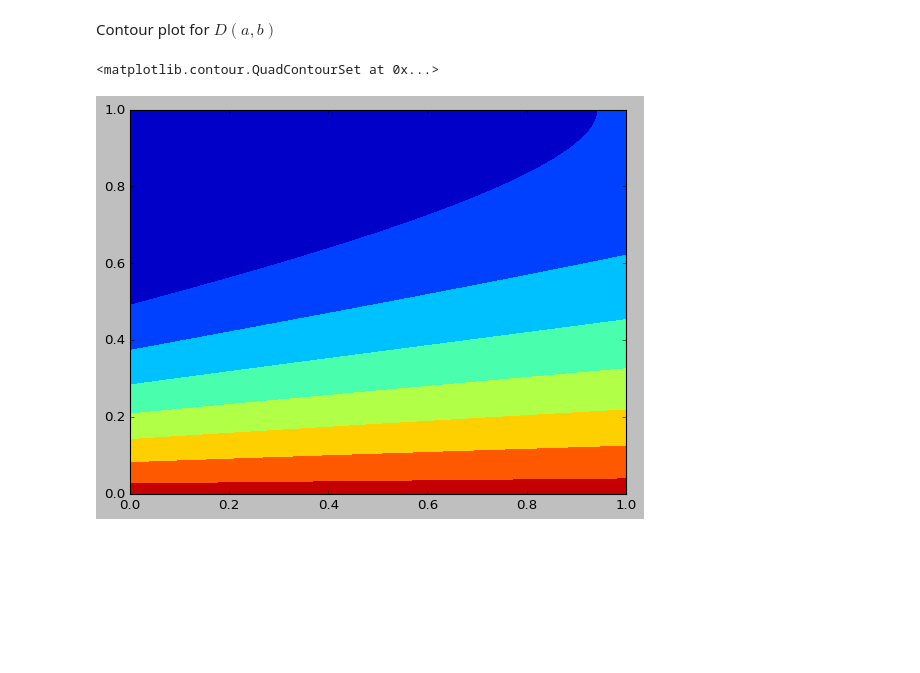
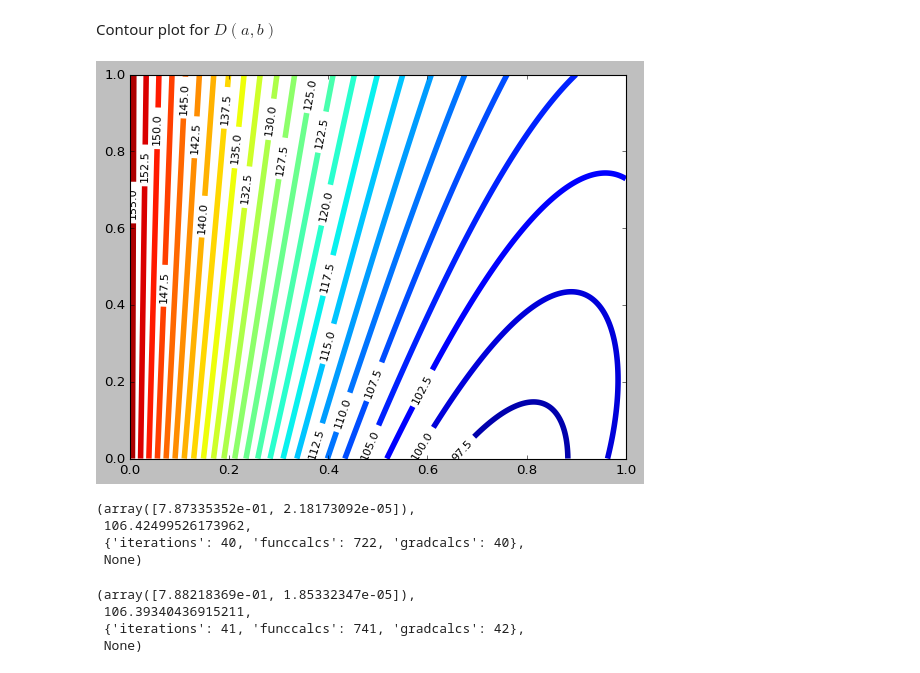
Before and after one commit to dmitry-grigorev/AlgoAnalysisDevelopment, a Jupyter notebook: Task3/Task3notebook.ipynb, the cells around one changed output. Cells and saved outputs as stored; diff of their text form; code cells hidden in the pictures; blank space fills up the shorter version.

```diff
--- a/Task3/Task3notebook.ipynb
+++ b/Task3/Task3notebook.ipynb
@@ -4,8 +4,8 @@ import matplotlib.pyplot as plt
 import matplotlib.style
 import matplotlib as mpl
 from task3module.task3module import *
-mpl.style.use('classic')
-plt.figure(figsize=(8, 6), dpi = 80)
+plt.style.use("classic")
+plt.figure(figsize=(8, 6), dpi = 80, facecolor="white", edgecolor="black")
 # %% [output]
 <Figure size 640x480 with 0 Axes>
 <Figure size 640x480 with 0 Axes>
@@ -152,8 +173,25 @@ def cost_function1_hess(theta):
 # %% [markdown]
 Contour plot for $D(a, b)$
 # %%
-Z = np.array([[cost_function1(x, y) for y in ylist] for x in xlist])
-plt.contourf(X, Y, Z)
+Z = np.array([[cost_function1(x, y) for x in xlist] for y in ylist])
+cp = plt.contour(X, Y, Z, levels = 25, linewidths = 5)
+clabels = plt.clabel(cp, inline = True,
+          fontsize=10, colors = "black")
 # %% [output]
-<matplotlib.contour.QuadContourSet at 0x...>
-[figure, old version]
+[figure, new version]
+# %%
+gdans = gradient_descent_method(cost_function1_v, cost_function1_grad, np.array([0.6, 0.212]), limits, rtaparam=0.01)
+gdans
+# %% [output]
+(array([7.87335352e-01, 2.18173092e-05]),
+ 106.42499526173962,
+ {'iterations': 40, 'funccalcs': 722, 'gradcalcs': 40},
+ None)
+# %%
+cgdans = conjugate_gradient_method(cost_function1_v, cost_function1_grad, np.array([0.6, 0.212]), limits)
+cgdans
+# %% [output]
+(array([7.88218369e-01, 1.85332347e-05]),
+ 106.39340436915211,
+ {'iterations': 41, 'funccalcs': 741, 'gradcalcs': 42},
+ None)
```
Also changed, not shown: parts of 15 cells of this notebook, 1 other file.
